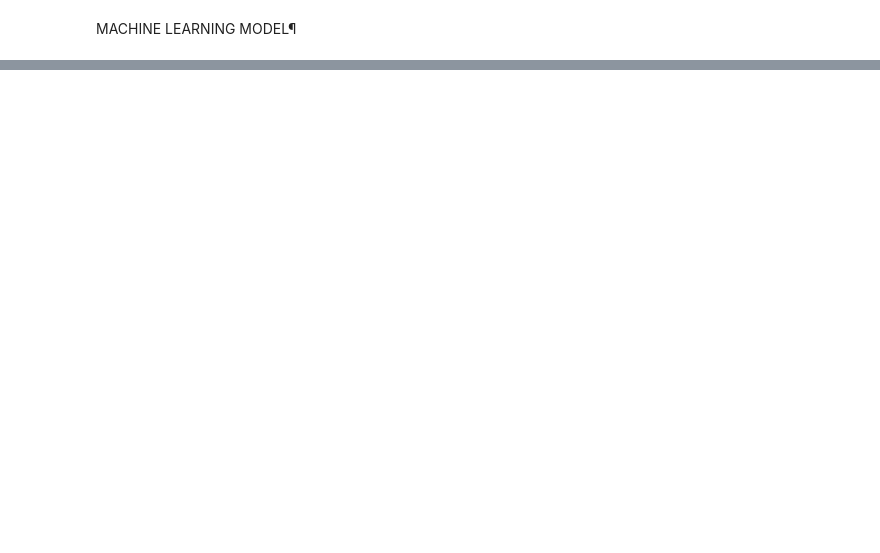
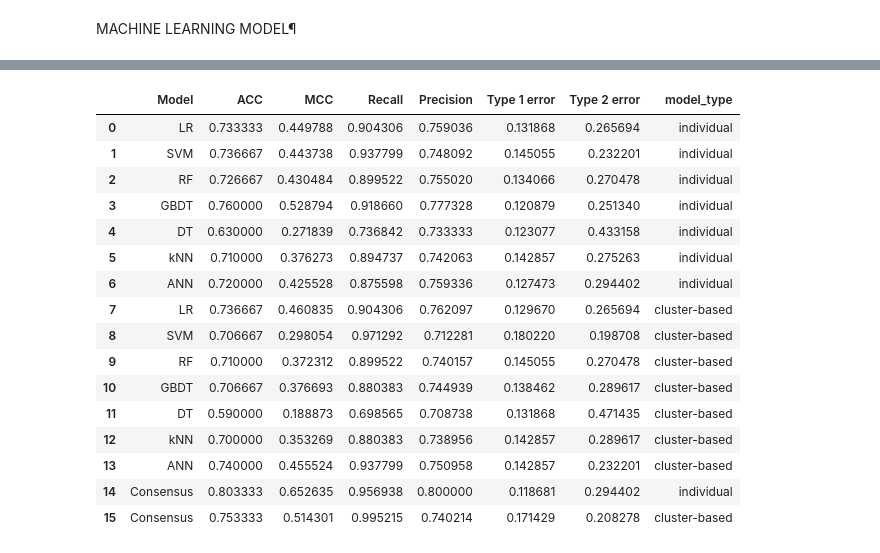
Before and after one commit to alrzJml/credit_presentation, a Jupyter notebook: d3/code.ipynb, the cells around one changed output, grey strips where cells are left out. Drawn from its saved outputs; the diff is of its cells as text; code cells hidden in the pictures; blank space fills up the shorter version.

```diff
--- a/d3/code.ipynb
+++ b/d3/code.ipynb
@@ -546,0 +499,37 @@ Please also refer to the documentation for alternative solver options:
+# %%
+results1_df = pd.DataFrame(results_1, columns=["Model", "ACC", "MCC", "Recall", "Precision", "Type 1 error", "Type 2 error"])
+results1_df['model_type'] = 'individual'
+
+results2_df = pd.DataFrame(results_2, columns=["Model", "ACC", "MCC", "Recall", "Precision", "Type 1 error", "Type 2 error"])
+results2_df['model_type'] = 'cluster-based'
+
+results3_df = pd.DataFrame(results_3, columns=["Model", "ACC", "MCC", "Recall", "Precision", "Type 1 error", "Type 2 error"])
+results3_df['model_type'] = 'individual'
+
+results4_df = pd.DataFrame(results_4, columns=["Model", "ACC", "MCC", "Recall", "Precision", "Type 1 error", "Type 2 error"])
+results4_df['model_type'] = 'cluster-based'
+# %%
+results_df=pd.DataFrame()
+results_df = pd.concat([results1_df, results2_df, results3_df, results4_df])
+# %%
+results_df['Type 1 error'] = results_df['Type 1 error']/5
+# %%
+results_df.reset_index(drop=True)
+# %% [output]
+|  | Model | ACC | MCC | Recall | Precision | Type 1 error | Type 2 error | model_type |
+| 0 | LR | 0.733333 | 0.449788 | 0.904306 | 0.759036 | 0.131868 | 0.265694 | individual |
+| 1 | SVM | 0.736667 | 0.443738 | 0.937799 | 0.748092 | 0.145055 | 0.232201 | individual |
+| 2 | RF | 0.726667 | 0.430484 | 0.899522 | 0.755020 | 0.134066 | 0.270478 | individual |
+| 3 | GBDT | 0.760000 | 0.528794 | 0.918660 | 0.777328 | 0.120879 | 0.251340 | individual |
+| 4 | DT | 0.630000 | 0.271839 | 0.736842 | 0.733333 | 0.123077 | 0.433158 | individual |
+| 5 | kNN | 0.710000 | 0.376273 | 0.894737 | 0.742063 | 0.142857 | 0.275263 | individual |
+| 6 | ANN | 0.720000 | 0.425528 | 0.875598 | 0.759336 | 0.127473 | 0.294402 | individual |
+| 7 | LR | 0.736667 | 0.460835 | 0.904306 | 0.762097 | 0.129670 | 0.265694 | cluster-based |
+| 8 | SVM | 0.706667 | 0.298054 | 0.971292 | 0.712281 | 0.180220 | 0.198708 | cluster-based |
+| 9 | RF | 0.710000 | 0.372312 | 0.899522 | 0.740157 | 0.145055 | 0.270478 | cluster-based |
+| 10 | GBDT | 0.706667 | 0.376693 | 0.880383 | 0.744939 | 0.138462 | 0.289617 | cluster-based |
+| 11 | DT | 0.590000 | 0.188873 | 0.698565 | 0.708738 | 0.131868 | 0.471435 | cluster-based |
+| 12 | kNN | 0.700000 | 0.353269 | 0.880383 | 0.738956 | 0.142857 | 0.289617 | cluster-based |
+| 13 | ANN | 0.740000 | 0.455524 | 0.937799 | 0.750958 | 0.142857 | 0.232201 | cluster-based |
+| 14 | Consensus | 0.803333 | 0.652635 | 0.956938 | 0.800000 | 0.118681 | 0.294402 | individual |
+| 15 | Consensus | 0.753333 | 0.514301 | 0.995215 | 0.740214 | 0.171429 | 0.208278 | cluster-based |
```
Also changed, not shown: parts of 39 cells of this notebook, 8 other files.
